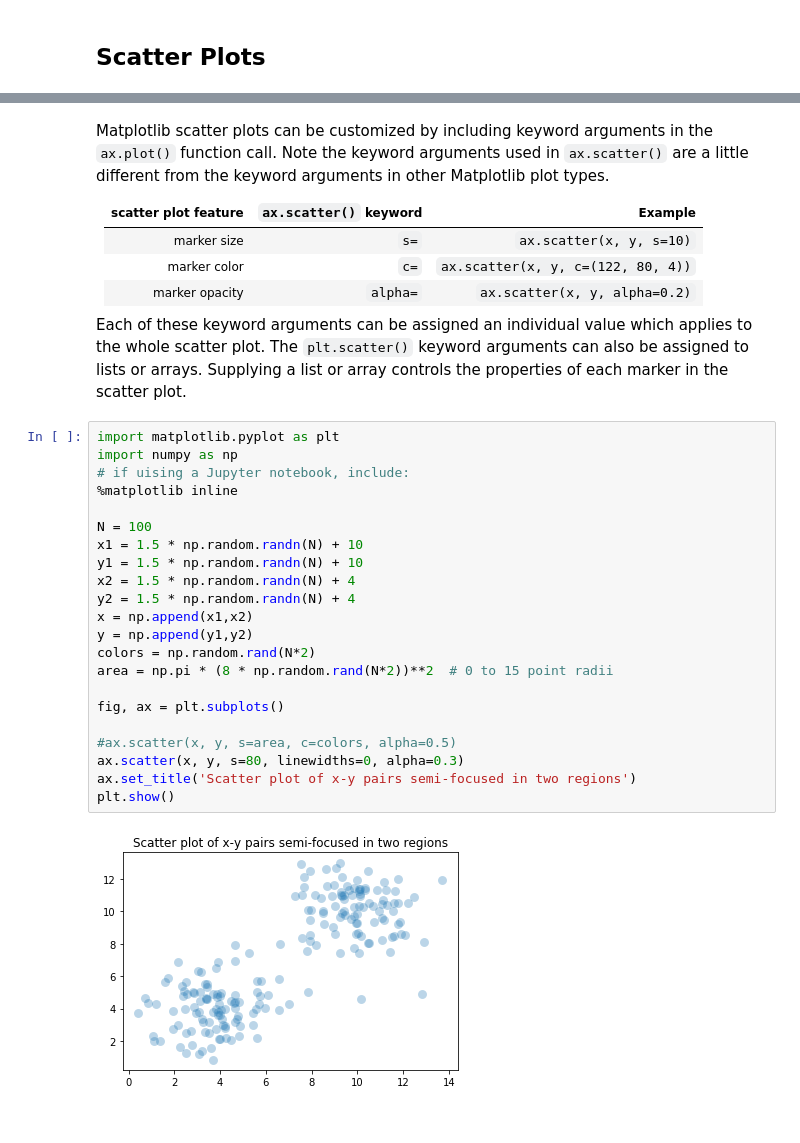
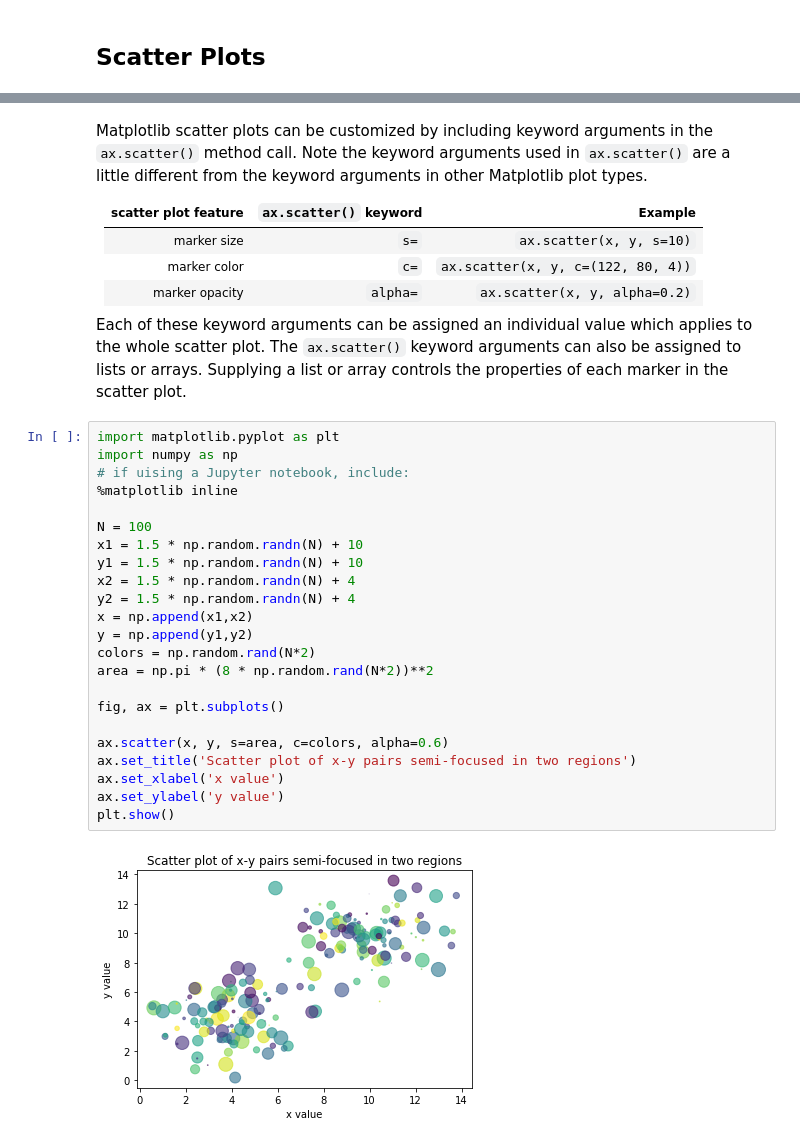
Before and after one commit to ProfessorKazarinoff/Problem-Solving-with-Python, a Jupyter notebook: notebooks/06-Plotting-with-Matplotlib/06.10-Scatter-Plots.ipynb, the cells around one changed output, grey strips where cells are left out. Drawn from its saved outputs; the diff is of its cells as text.

````diff
--- a/notebooks/06-Plotting-with-Matplotlib/06.10-Scatter-Plots.ipynb
+++ b/notebooks/06-Plotting-with-Matplotlib/06.10-Scatter-Plots.ipynb
@@ -31,5 +36,5 @@ plt.show()
 # %% [markdown]
-Matplotlib scatter plots can be customized by including keyword arguments in the ```ax.plot()``` function call. Note the keyword arguments used in ```ax.scatter()``` are a little different from the keyword arguments in other Matplotlib plot types.
+Matplotlib scatter plots can be customized by including keyword arguments in the ```ax.scatter()``` method call. Note the keyword arguments used in ```ax.scatter()``` are a little different from the keyword arguments in other Matplotlib plot types.
 
 | scatter plot feature | ```ax.scatter()``` keyword | Example |
 | --- | --- | --- |
@@ -37,28 +42,29 @@ Matplotlib scatter plots can be customized by including keyword arguments in the
 | marker color | ```c=``` | ```ax.scatter(x, y, c=(122, 80, 4))``` |
 | marker opacity | ```alpha=``` | ```ax.scatter(x, y, alpha=0.2)``` |
 
-Each of these keyword arguments can be assigned an individual value which applies to the whole scatter plot. The ```plt.scatter()``` keyword arguments can also be assigned to lists or arrays. Supplying a list or array controls the properties of each marker in the scatter plot.
+Each of these keyword arguments can be assigned an individual value which applies to the whole scatter plot. The ```ax.scatter()``` keyword arguments can also be assigned to lists or arrays. Supplying a list or array controls the properties of each marker in the scatter plot.
 # %%
 import matplotlib.pyplot as plt
 import numpy as np
 # if uising a Jupyter notebook, include:
 %matplotlib inline
 
 N = 100
 x1 = 1.5 * np.random.randn(N) + 10
 y1 = 1.5 * np.random.randn(N) + 10
 x2 = 1.5 * np.random.randn(N) + 4
 y2 = 1.5 * np.random.randn(N) + 4
 x = np.append(x1,x2)
 y = np.append(y1,y2)
 colors = np.random.rand(N*2)
-area = np.pi * (8 * np.random.rand(N*2))**2  # 0 to 15 point radii
+area = np.pi * (8 * np.random.rand(N*2))**2
 
 fig, ax = plt.subplots()
 
-#ax.scatter(x, y, s=area, c=colors, alpha=0.5)
-ax.scatter(x, y, s=80, linewidths=0, alpha=0.3)
+ax.scatter(x, y, s=area, c=colors, alpha=0.6)
 ax.set_title('Scatter plot of x-y pairs semi-focused in two regions')
+ax.set_xlabel('x value')
+ax.set_ylabel('y value')
 plt.show()
 # %% [output]
-[figure, old version]
+[figure, new version]
````
Also changed, not shown: parts of 2 cells of this notebook, 26 other files.
